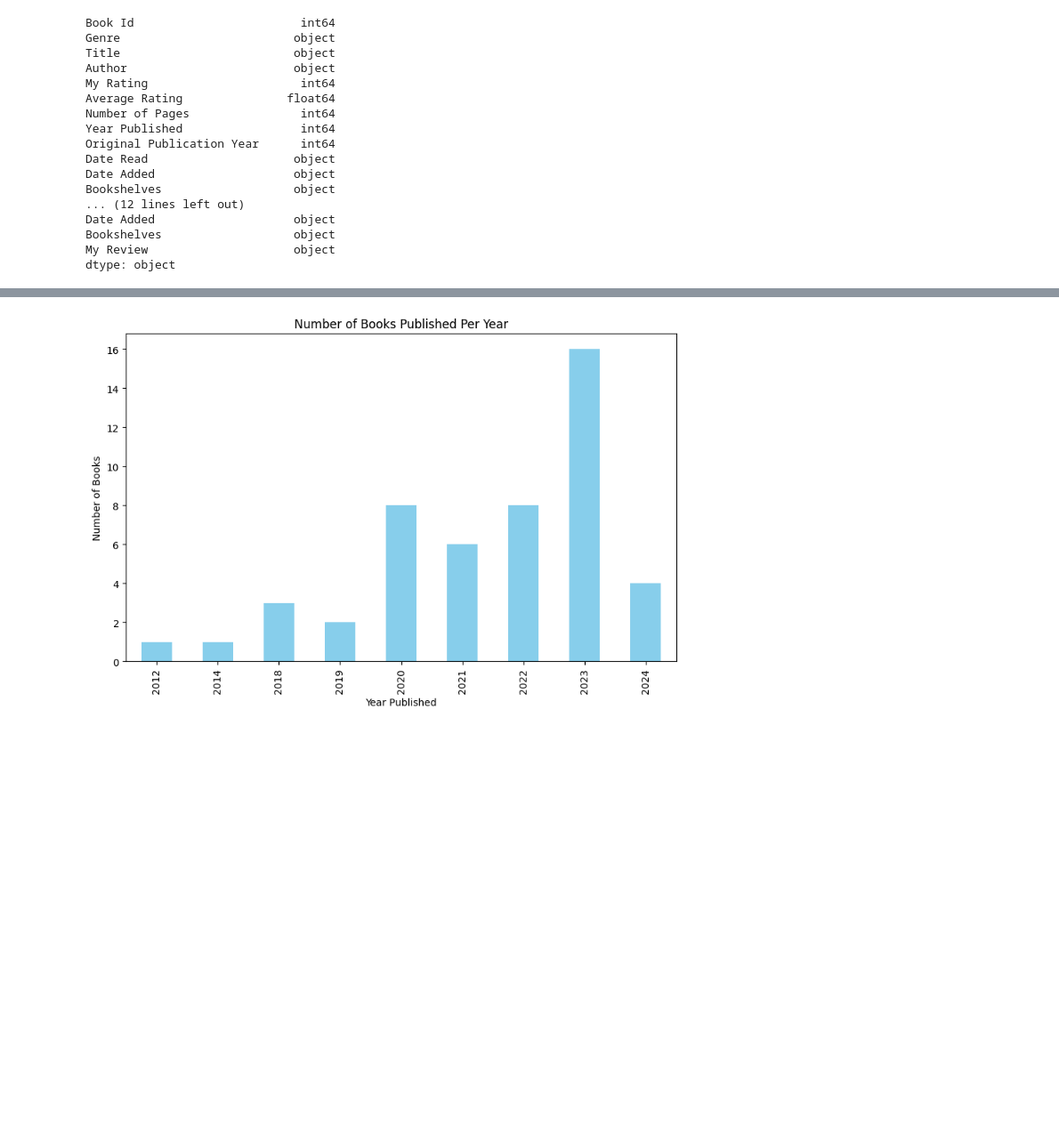
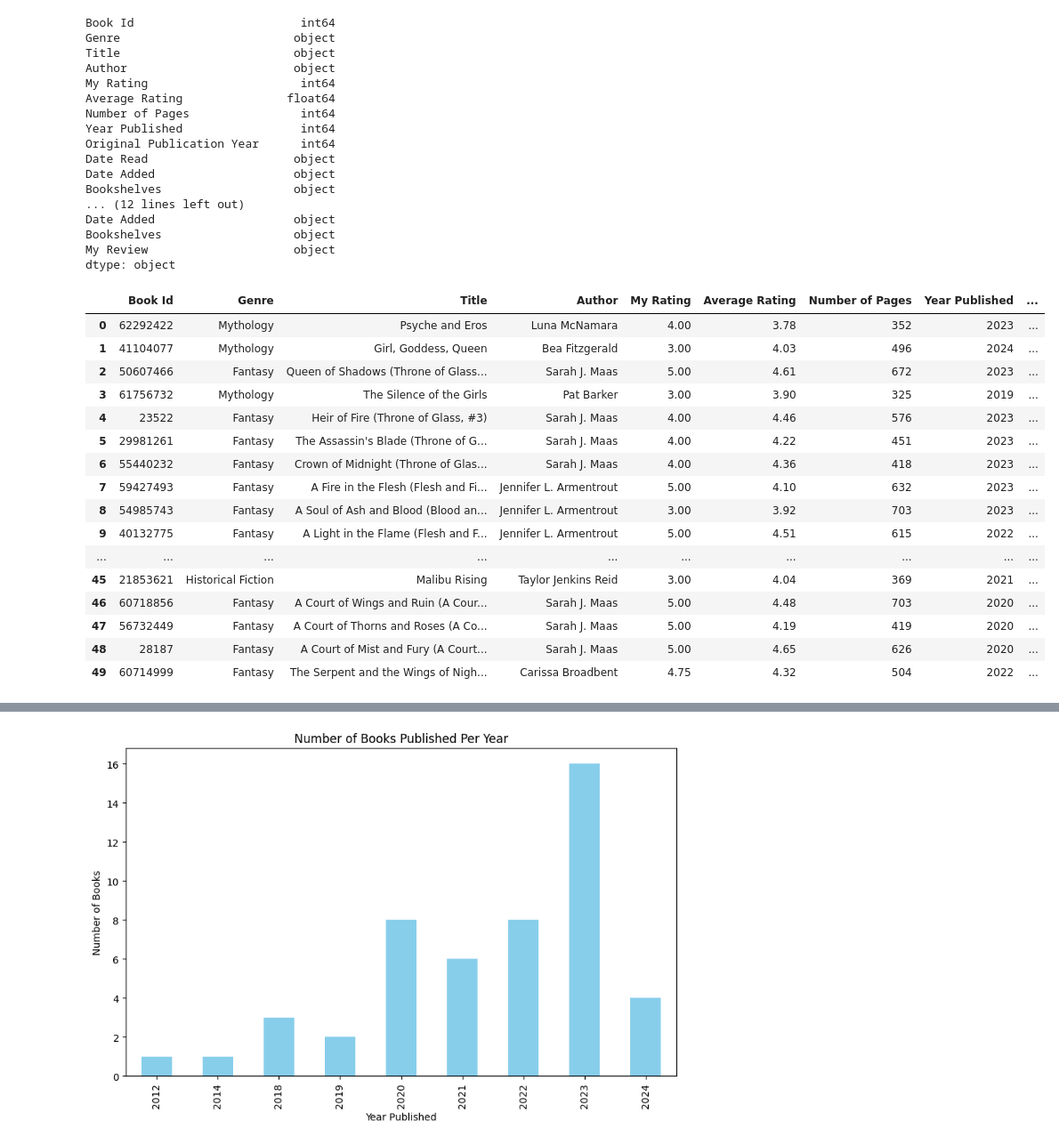
Before and after one commit to mageeca/Goodreads_Personal_Project, a Jupyter notebook: EDA.ipynb, the cells around one changed output, grey strips where cells are left out. Shown at 89% size. Drawn from its saved outputs; the diff is of its cells as text; code cells hidden in the pictures; blank space fills up the shorter version.

```diff
--- a/EDA.ipynb
+++ b/EDA.ipynb
@@ -92,6 +91,34 @@ Date Added                    object
 Bookshelves                   object
 My Review                     object
 dtype: object
+# %%
+#inserting new row of data
+
+new_row = {'Book Id': 60714999, 'Genre': 'Fantasy', 'Title': "The Serpent and the Wings of Night (Crowns of Nyaxia, #1)", "Author":"Carissa Broadbent","My Rating": 4.75,"Average Rating":4.32, "Number of Pages":504,
+            "Year Published":2022, "Original Publication Year":2022, "Date Read":8/16/24, "Date Added":2/28/24 ,"My Review": "4.75 — having an internal battle along with Oraya after that ending. What the fuck. One of the craziest book endings ever (even though it was giving very much FBBA ending) I guess my new fav trope is the lover betrayal to forced marriage? Actually the more I think about it this series was like Ash/Sera and Cas/Poppy all in one but obviously don’t hate that but I think that’s why I’m giving it 4.75 stars. Like it’s been done before. <br/><br/>I loved the first scene of her as a child very descriptive and also felt comforted by the use of little serpent kinda was ASMR like for my mentally ill self. Then when she went back and describe herself as a “serpent defending her nest”. unfortunately girlie had some full circle moments not in a good way. <br/><br/>Also please don’t acknowledge how fast I read this. I am ashamed and feel disconnected from reality. <br/><br/>TTPD — My Boy Only Breaks His Favorite Toys; The Albatross; I Can Do It With a Broken Heart; Fortnight tbh so many more"  }
+df = df._append(new_row, ignore_index = True)
+
+df = df.drop_duplicates(subset=["Title"], keep=False)
+
+display(df)
+# %% [output]
+|  | Book Id | Genre | Title | Author | My Rating | Average Rating | Number of Pages | Year Published | ... |
+| 0 | 62292422 | Mythology | Psyche and Eros | Luna McNamara | 4.00 | 3.78 | 352 | 2023 | ... |
+| 1 | 41104077 | Mythology | Girl, Goddess, Queen | Bea Fitzgerald | 3.00 | 4.03 | 496 | 2024 | ... |
+| 2 | 50607466 | Fantasy | Queen of Shadows (Throne of Glass... | Sarah J. Maas | 5.00 | 4.61 | 672 | 2023 | ... |
+| 3 | 61756732 | Mythology | The Silence of the Girls | Pat Barker | 3.00 | 3.90 | 325 | 2019 | ... |
+| 4 | 23522 | Fantasy | Heir of Fire (Throne of Glass, #3) | Sarah J. Maas | 4.00 | 4.46 | 576 | 2023 | ... |
+| 5 | 29981261 | Fantasy | The Assassin's Blade (Throne of G... | Sarah J. Maas | 4.00 | 4.22 | 451 | 2023 | ... |
+| 6 | 55440232 | Fantasy | Crown of Midnight (Throne of Glas... | Sarah J. Maas | 4.00 | 4.36 | 418 | 2023 | ... |
+| 7 | 59427493 | Fantasy | A Fire in the Flesh (Flesh and Fi... | Jennifer L. Armentrout | 5.00 | 4.10 | 632 | 2023 | ... |
+| 8 | 54985743 | Fantasy | A Soul of Ash and Blood (Blood an... | Jennifer L. Armentrout | 3.00 | 3.92 | 703 | 2023 | ... |
+| 9 | 40132775 | Fantasy | A Light in the Flame (Flesh and F... | Jennifer L. Armentrout | 5.00 | 4.51 | 615 | 2022 | ... |
+| ... | ... | ... | ... | ... | ... | ... | ... | ... | ... |
+| 45 | 21853621 | Historical Fiction | Malibu Rising | Taylor Jenkins Reid | 3.00 | 4.04 | 369 | 2021 | ... |
+| 46 | 60718856 | Fantasy | A Court of Wings and Ruin (A Cour... | Sarah J. Maas | 5.00 | 4.48 | 703 | 2020 | ... |
+| 47 | 56732449 | Fantasy | A Court of Thorns and Roses (A Co... | Sarah J. Maas | 5.00 | 4.19 | 419 | 2020 | ... |
+| 48 | 28187 | Fantasy | A Court of Mist and Fury (A Court... | Sarah J. Maas | 5.00 | 4.65 | 626 | 2020 | ... |
+| 49 | 60714999 | Fantasy | The Serpent and the Wings of Nigh... | Carissa Broadbent | 4.75 | 4.32 | 504 | 2022 | ... |
 # %%
 #changing Dates to datetime
 df['Date Read'] = pd.to_datetime(df['Date Read'])
```
Also changed, not shown: parts of 4 cells of this notebook.
